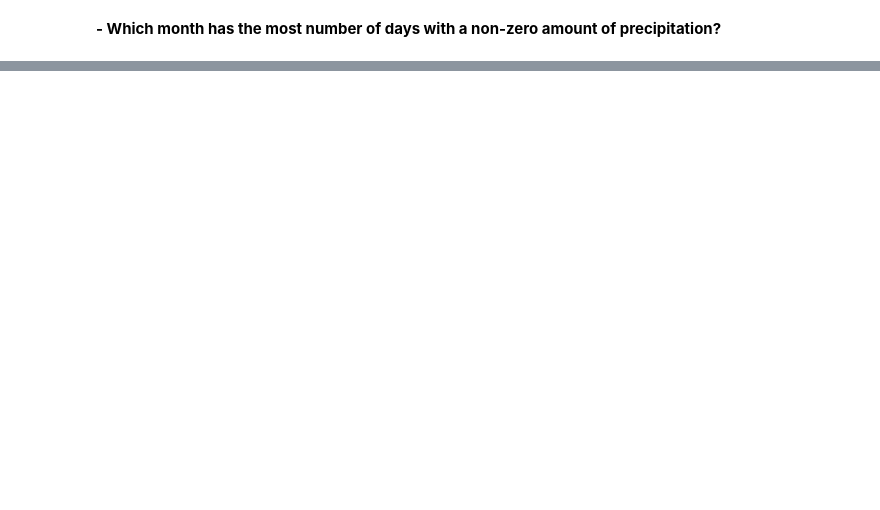
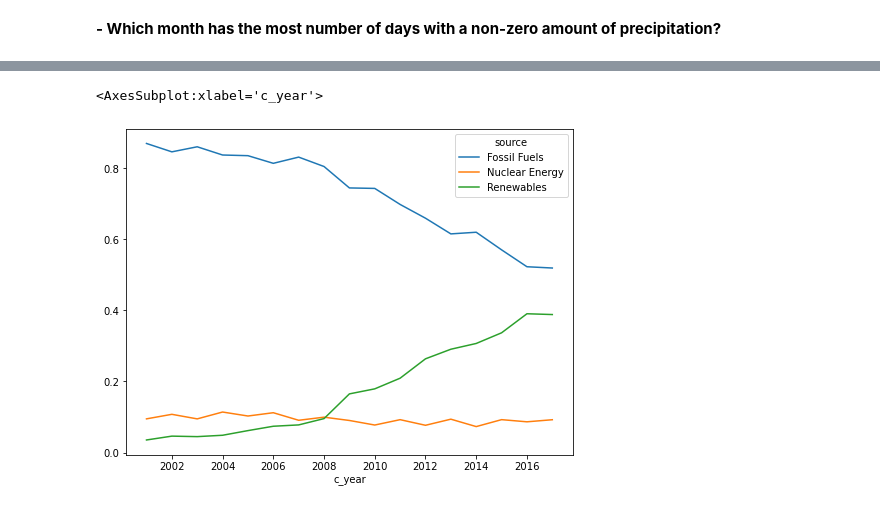
Before and after one commit to barbmarques/time-series-exercises, a Jupyter notebook: TimeDateExercises.ipynb, the cells around one changed output, grey strips where cells are left out. Saved outputs shown, nothing was run; the diff lists cells and outputs as text; code cells hidden in the pictures; blank space fills up the shorter version.

```diff
--- a/TimeDateExercises.ipynb
+++ b/TimeDateExercises.ipynb
@@ -311,0 +616,4 @@ NameError: name 'weather' is not defined
+# %%
+# use pivot_table to have years as columns:
+
+df_pivot = df.pivot_table(index = ['source'], columns= 'c_year', values = 'net_generation' )
@@ -311,0 +635,8 @@ NameError: name 'weather' is not defined
+# %%
+# How would you control for increasing consumption over time when considering how much energy is coming from each source?
+# express each number as a % of the year's total
+
+# lets normalize the dataframe (columnwise):
+
+cols = list(df_pivot.columns)
+df_pivot[cols] = df_pivot[cols] / df_pivot[cols].sum()
@@ -311,0 +652,6 @@ NameError: name 'weather' is not defined
+# %%
+# transpose the dataframe above and plot the data for three sources
+df_pivot.T.plot()
+# %% [output]
+<AxesSubplot:xlabel='c_year'>
+[figure, added]
```
Also changed, not shown: parts of 51 cells of this notebook.
